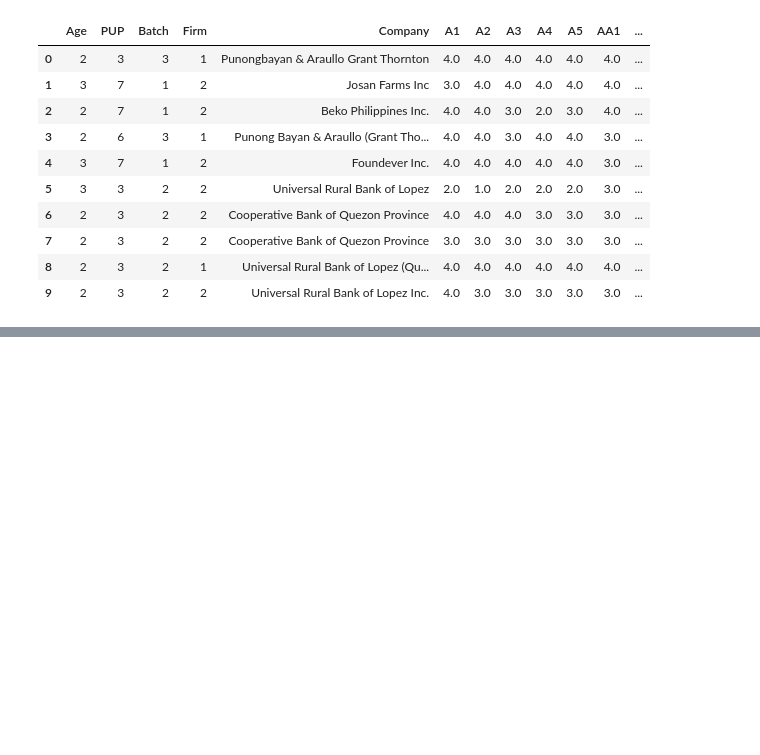
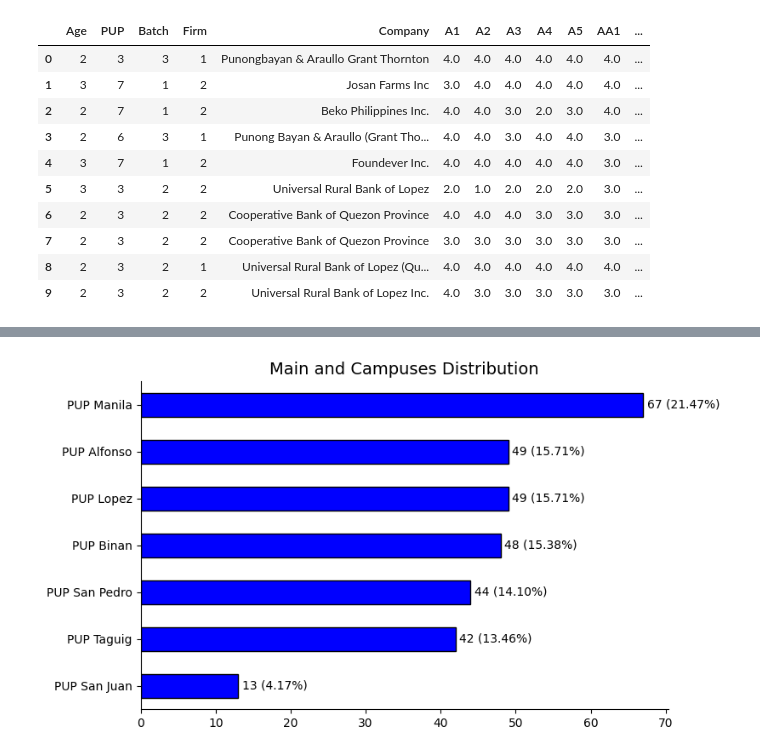
Before and after one commit to JVNems/Practice-Coding, a Jupyter notebook: 2025_January_16_PUP_Taguig_BSA_4th_Year.ipynb, the cells around one changed output, grey strips where cells are left out. Cells and saved outputs as stored; diff of their text form; code cells hidden in the pictures; blank space fills up the shorter version.

```diff
--- a/2025_January_16_PUP_Taguig_BSA_4th_Year.ipynb
+++ b/2025_January_16_PUP_Taguig_BSA_4th_Year.ipynb
@@ -100 +81,51 @@ Requirement already satisfied: six>=1.5 in /usr/local/lib/python3.11/dist-packag
 [figure]
+# %%
+import matplotlib.pyplot as plt
+
+# Define the labels mapping for y-axis
+labels = {
+    1: 'PUP Alfonso',
+    2: 'PUP Binan',
+    3: 'PUP Lopez',
+    4: 'PUP Manila',
+    5: 'PUP San Juan',
+    6: 'PUP San Pedro',
+    7: 'PUP Taguig'
+}
+
+# Create a horizontal bar chart for the 'PUP' column
+plt.figure(figsize=(8, 5))
+
+# Get the sorted values and their index
+value_counts = df['PUP'].value_counts().sort_values(ascending=True)
+sorted_index = value_counts.index
+
+# Plot the horizontal bar chart
+ax = value_counts.plot(kind='barh', color='blue', edgecolor='black')
+
+# Set title and labels
+plt.title('Main and Campuses Distribution', fontsize=14)
+plt.xlabel('')  # Label for the x-axis
+plt.ylabel('')  # Leave the y-axis label blank
+
+# Customize y-axis labels with the campus names
+plt.yticks(ticks=range(len(sorted_index)),
+           labels=[labels.get(int(x), f'Unknown ({x})') for x in sorted_index])
+
+# Add grid lines and remove unnecessary spines
+plt.grid(axis='x', linestyle='', alpha=0.7)
+plt.gca().spines['top'].set_visible(False)
+plt.gca().spines['right'].set_visible(False)
+
+# Add frequency and percentage beside each bar
+total = len(df['PUP'])
+for p in ax.patches:
+    width = p.get_width()
+    percentage = '{:.2f}%'.format(100 * width / total)  # Format percentage to 2 decimal places
+    ax.text(width + 0.5, p.get_y() + p.get_height() / 2,
+            f'{int(width)} ({percentage})',
+            ha='left', va='center', fontsize=10)
+
+plt.show()
+# %% [output]
+[figure, added]
```
Also changed, not shown: parts of 9 cells of this notebook.
